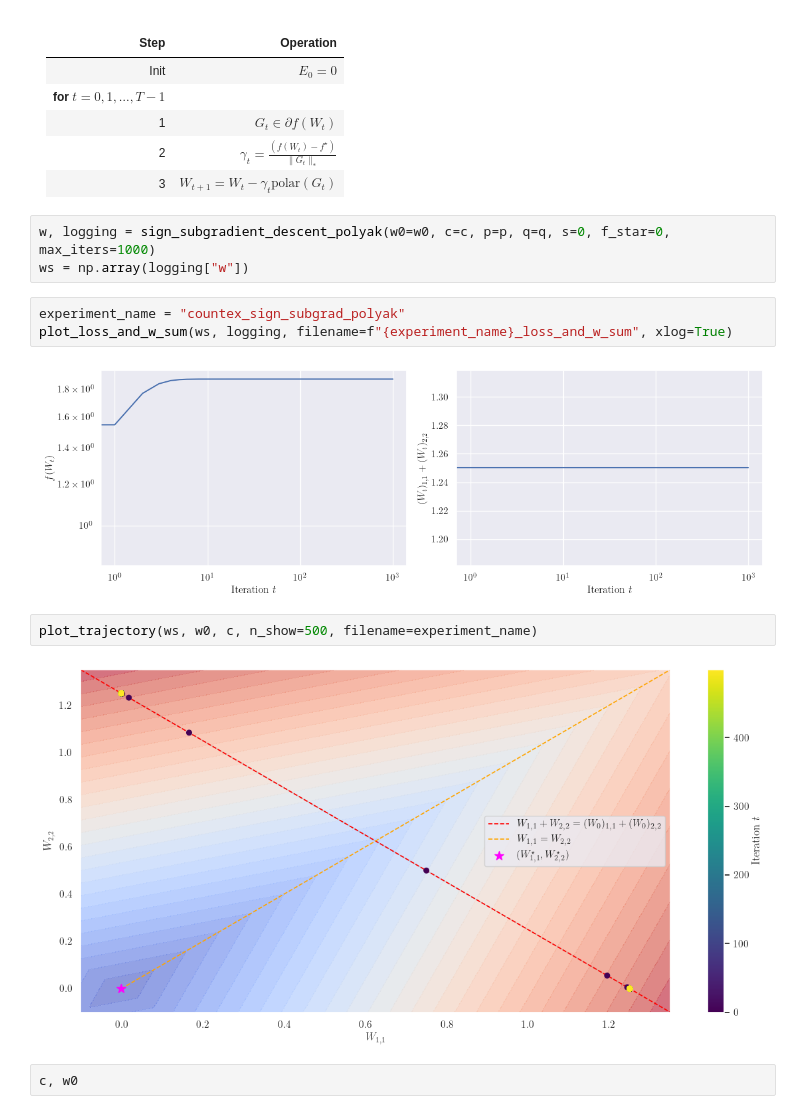
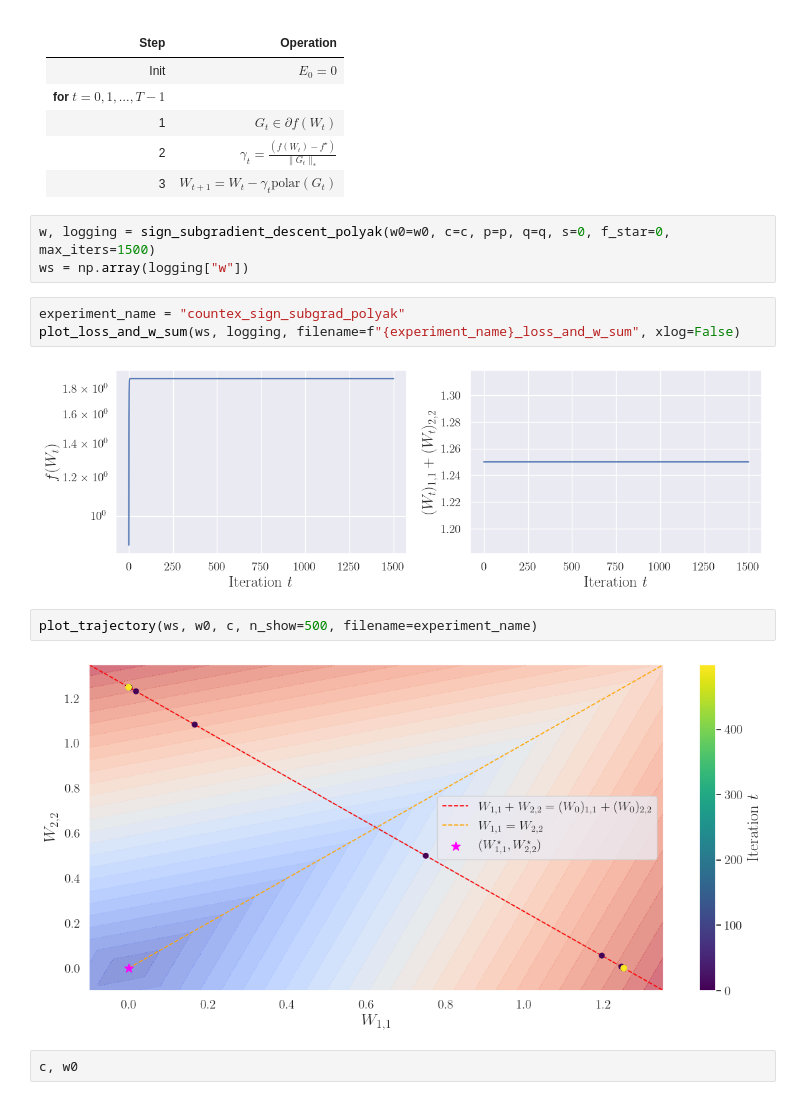
Before and after one commit to parshakova/nonsmooth_lipschitz, a Jupyter notebook: counterexample.ipynb, the cells around one changed output. Drawn from its saved outputs; the diff is of its cells as text.

Commit message:
polishing graphs

```diff
--- a/counterexample.ipynb
+++ b/counterexample.ipynb
@@ -90,17 +90,17 @@ plot_trajectory(ws, w0, c, n_show=1500, filename=experiment_name)
 | 2 | $\gamma_t = \frac{(f(W_t) - f^\star)}{\|G_t\|_*}$ |
 | 3 | $W_{t+1} = W_t - \gamma_t \text{polar}(G_t)$ |
 # %%
-w, logging = sign_subgradient_descent_polyak(w0=w0, c=c, p=p, q=q, s=0, f_star=0, max_iters=1000)
+w, logging = sign_subgradient_descent_polyak(w0=w0, c=c, p=p, q=q, s=0, f_star=0, max_iters=1500)
 ws = np.array(logging["w"])
 # %%
 experiment_name = "countex_sign_subgrad_polyak"
-plot_loss_and_w_sum(ws, logging, filename=f"{experiment_name}_loss_and_w_sum", xlog=True)
+plot_loss_and_w_sum(ws, logging, filename=f"{experiment_name}_loss_and_w_sum", xlog=False)
 # %% [output]
-[figure, old version]
+[figure, new version]
 # %%
 plot_trajectory(ws, w0, c, n_show=500, filename=experiment_name)
 # %% [output]
-[figure, old version]
+[figure, new version]
 # %%
 c, w0
 # %% [output]
```
Also changed, not shown: parts of 6 cells of this notebook, 1 other file.
